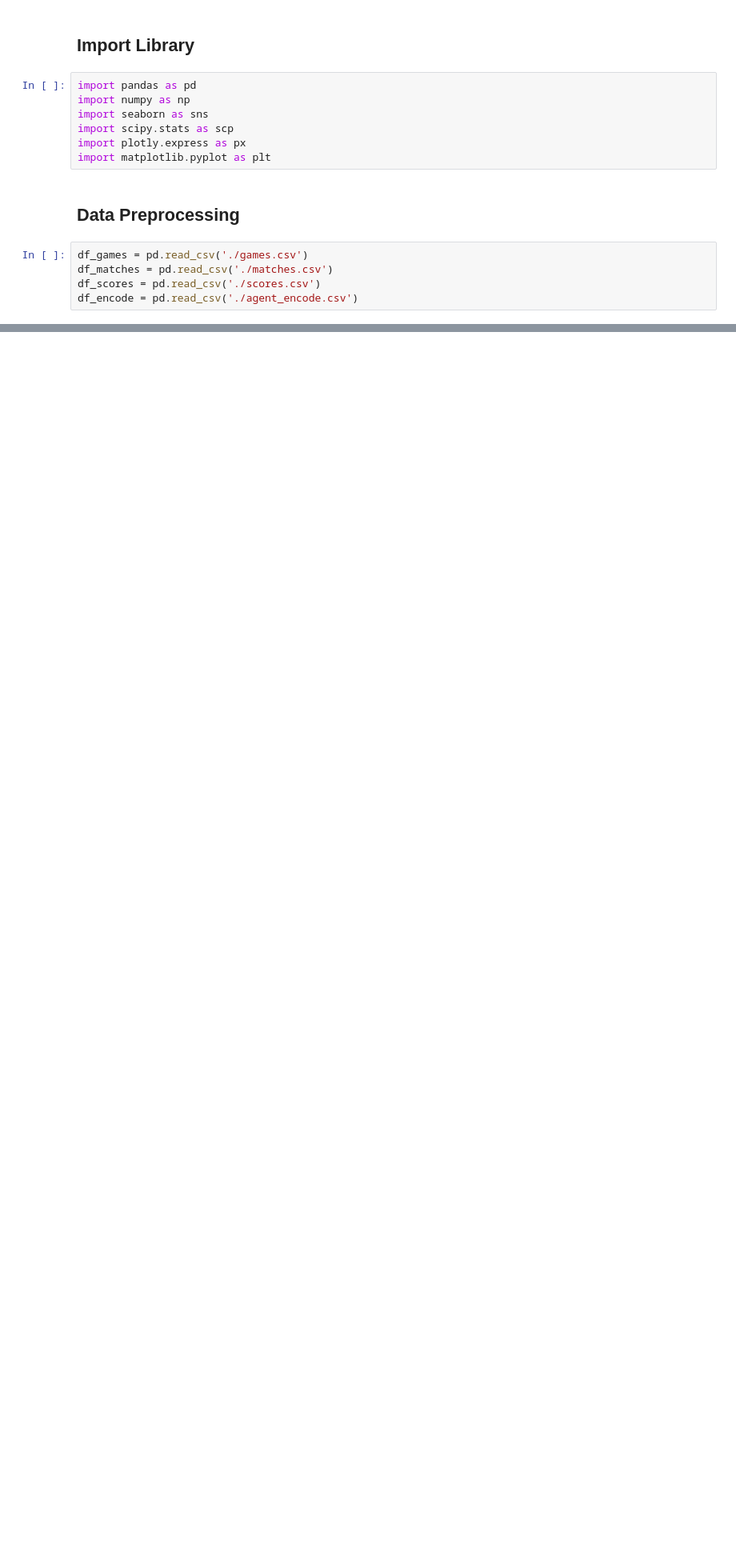
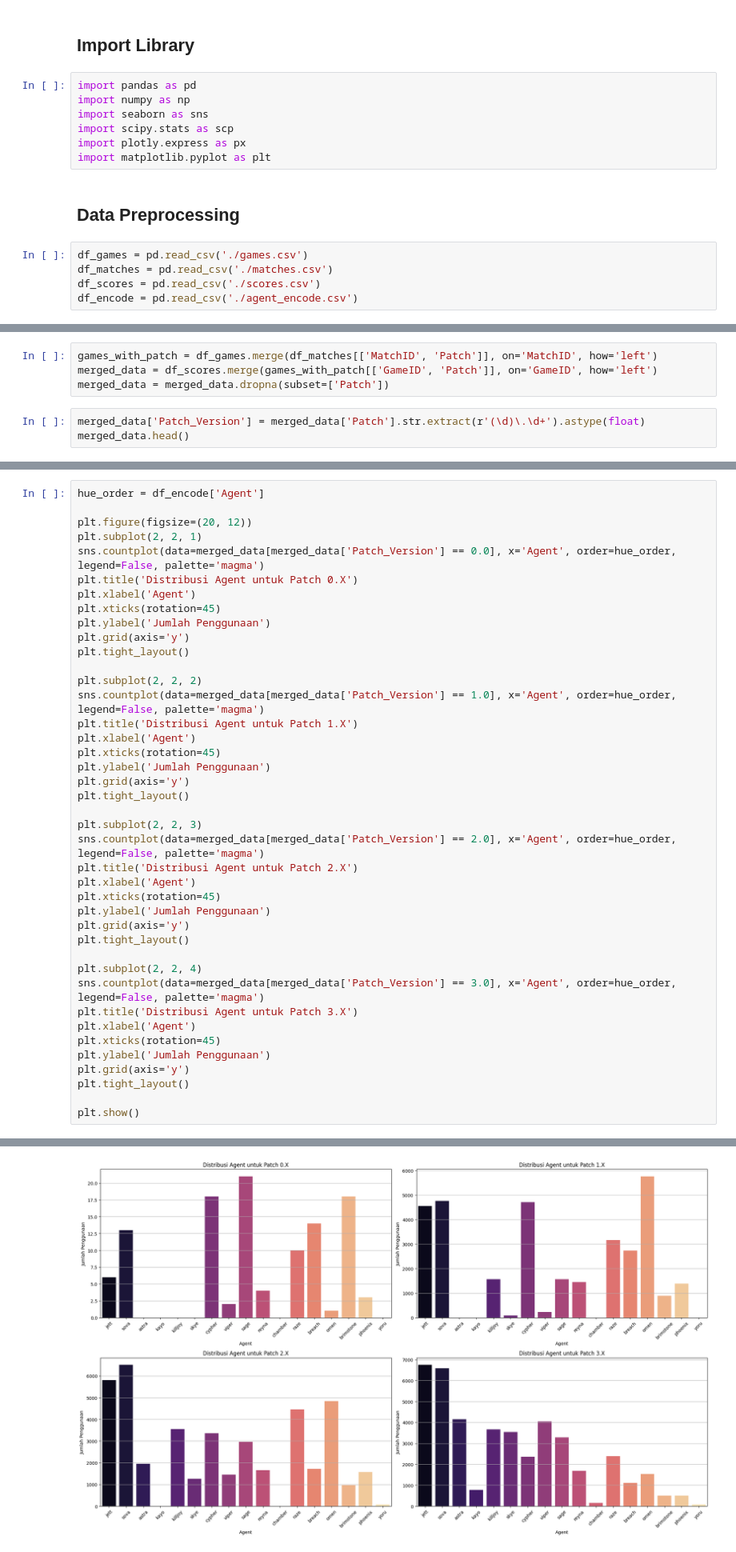
Before and after one commit to michaelsinanta/tk-kasdad, a Jupyter notebook: tk-kasdad.ipynb, the cells around one changed output, grey strips where cells are left out. Shown: that part at 80% size. Drawn from its saved outputs; the diff is of its cells as text; blank space fills up the shorter version.

```diff
--- a/tk-kasdad.ipynb
+++ b/tk-kasdad.ipynb
@@ -68,0 +244,7 @@ df_encode = pd.read_csv('./agent_encode.csv')
+# %%
+games_with_patch = df_games.merge(df_matches[['MatchID', 'Patch']], on='MatchID', how='left')
+merged_data = df_scores.merge(games_with_patch[['GameID', 'Patch']], on='GameID', how='left')
+merged_data = merged_data.dropna(subset=['Patch'])
+# %%
+merged_data['Patch_Version'] = merged_data['Patch'].str.extract(r'(\d)\.\d+').astype(float)
+merged_data.head()
@@ -68,0 +259,42 @@ df_encode = pd.read_csv('./agent_encode.csv')
+# %%
+hue_order = df_encode['Agent']
+
+plt.figure(figsize=(20, 12))
+plt.subplot(2, 2, 1)
+sns.countplot(data=merged_data[merged_data['Patch_Version'] == 0.0], x='Agent', order=hue_order, legend=False, palette='magma')
+plt.title('Distribusi Agent untuk Patch 0.X')
+plt.xlabel('Agent')
+plt.xticks(rotation=45)
+plt.ylabel('Jumlah Penggunaan')
+plt.grid(axis='y')
+plt.tight_layout()
+
+plt.subplot(2, 2, 2)
+sns.countplot(data=merged_data[merged_data['Patch_Version'] == 1.0], x='Agent', order=hue_order, legend=False, palette='magma')
+plt.title('Distribusi Agent untuk Patch 1.X')
+plt.xlabel('Agent')
+plt.xticks(rotation=45)
+plt.ylabel('Jumlah Penggunaan')
+plt.grid(axis='y')
+plt.tight_layout()
+
+plt.subplot(2, 2, 3)
+sns.countplot(data=merged_data[merged_data['Patch_Version'] == 2.0], x='Agent', order=hue_order, legend=False, palette='magma')
+plt.title('Distribusi Agent untuk Patch 2.X')
+plt.xlabel('Agent')
+plt.xticks(rotation=45)
+plt.ylabel('Jumlah Penggunaan')
+plt.grid(axis='y')
+plt.tight_layout()
+
+plt.subplot(2, 2, 4)
+sns.countplot(data=merged_data[merged_data['Patch_Version'] == 3.0], x='Agent', order=hue_order, legend=False, palette='magma')
+plt.title('Distribusi Agent untuk Patch 3.X')
+plt.xlabel('Agent')
+plt.xticks(rotation=45)
+plt.ylabel('Jumlah Penggunaan')
+plt.grid(axis='y')
+plt.tight_layout()
+
+plt.show()
+# %% [output]
@@ -68,0 +316 @@ df_encode = pd.read_csv('./agent_encode.csv')
+[figure, added]
```
Also changed, not shown: parts of 16 cells of this notebook.
